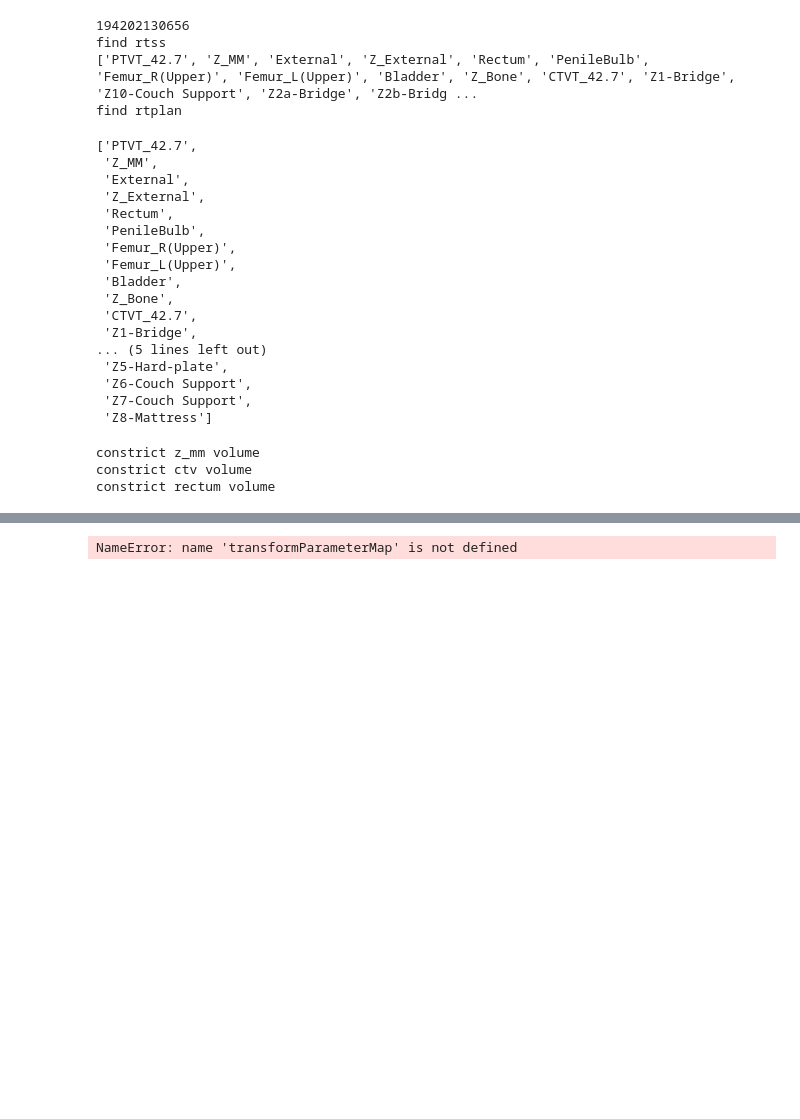
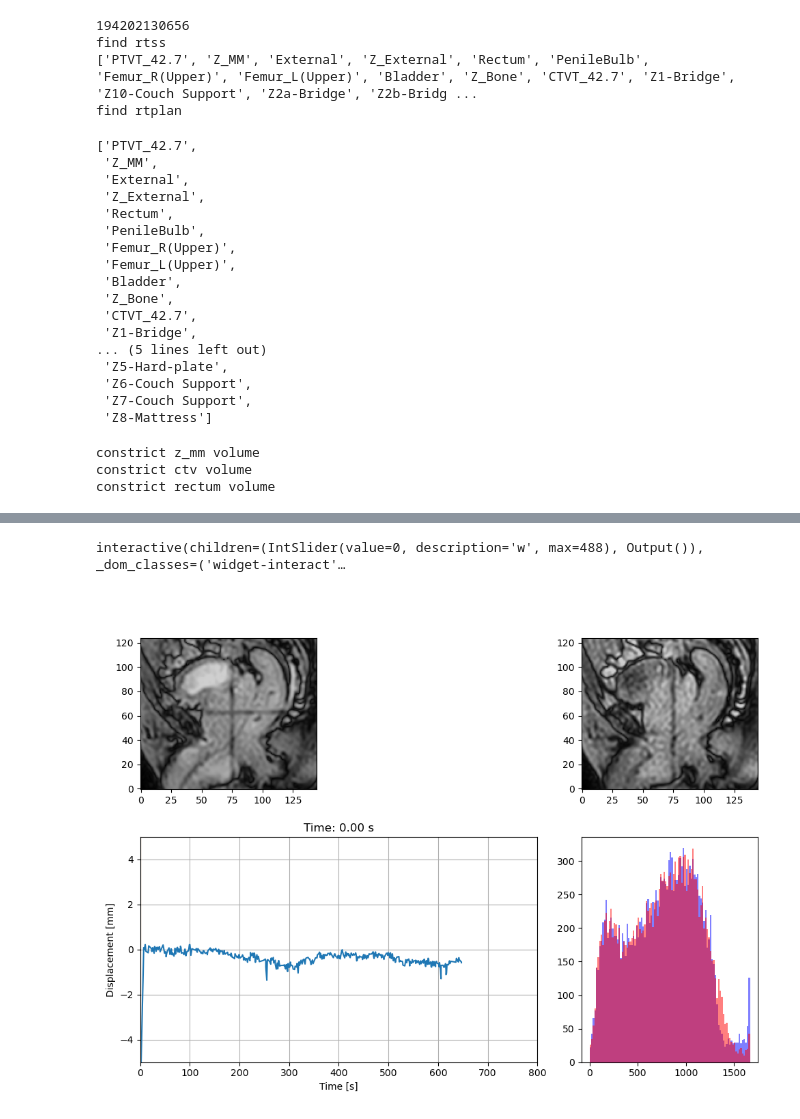
Before and after one commit to davidtilly/MRLCinema, a Jupyter notebook: notebooks/read_motion_analysis.ipynb, the cells around one changed output, grey strips where cells are left out. Cells and saved outputs as stored; diff of their text form; code cells hidden in the pictures; blank space fills up the shorter version.

```diff
--- a/notebooks/read_motion_analysis.ipynb
+++ b/notebooks/read_motion_analysis.ipynb
@@ -422,9 +296,54 @@ parameter_map = sitk.GetDefaultParameterMap('translation')
-# %%
-sitk.PrintParameterMap(transformParameterMap)
-
-print()
-
-#transformParameterMap['TransformParameters']
-type(transformParameterMap)
-# %% [output]
-NameError: name 'transformParameterMap' is not defined
+# %%
+#
+# Fortsätt med gråsalan!!!!
+#
+%matplotlib ipympl
+from ipywidgets import *
+
+
+x = time_sagittal
+y = displacements_sagittal[:,1]
+fig = plt.figure(figsize=(25/2.54, 19/2.54))
+gs = fig.add_gridspec(2, 3)
+
+ax_fixed = fig.add_subplot(gs[0, 0])
+ax_moving = fig.add_subplot(gs[0, 2])
+
+np_fixed = sitk.GetArrayFromImage(cines_sagittal_cropped[10])
+im_fixed = ax_fixed.imshow(np_fixed, cmap='gray', origin='lower', vmin=0, vmax=2048)
+
+np_moving = sitk.GetArrayFromImage(cines_sagittal_cropped[10])
+im_moving = ax_moving.imshow(np_moving, cmap='gray', origin='lower', vmin=0, vmax=2048)
+
+ax_time = fig.add_subplot(gs[1, 0:2])
+ax_time.plot(x, y)
+ax_time.set_xlim([0, 800])
+ax_time.set_ylim([-5, 5])
+ax_time.grid()
+ax_time.set_xlabel('Time [s]')
+ax_time.set_ylabel('Displacement [mm]')
+time_marker, = ax_time.plot([0,0],[-5, 5])
+
+ax_histogram = fig.add_subplot(gs[1, 2])
+ax_histogram.hist(sitk.GetArrayFromImage(cines_sagittal_cropped[10]).flatten(), bins=100, color='blue', alpha=0.5)
+
+fig.tight_layout()
+
+def update(w=1):
+
+    time_marker.set_xdata([x[w],x[w]])
+    ax_time.set_title(f"Time: {x[w]:.2f} s")
+
+    np_moving = sitk.GetArrayFromImage(cines_sagittal_cropped[w])
+    im_moving.set_array(np_moving)
+
+    ax_histogram.clear()
+    ax_histogram.hist(np_fixed.flatten(), bins=100, color='blue', alpha=0.5)
+    ax_histogram.hist(np_moving.flatten(), bins=100, color='red', alpha=0.5)
+
+    fig.canvas.draw_idle()
+
+interact(update, w=widgets.IntSlider(value=0, min=0, max=len(time_sagittal)-1,step=1));
+# %% [output]
+interactive(children=(IntSlider(value=0, description='w', max=488), Output()), _dom_classes=('widget-interact'…
+[figure, added]
```
Also changed, not shown: parts of 12 cells of this notebook, 1 other file.
